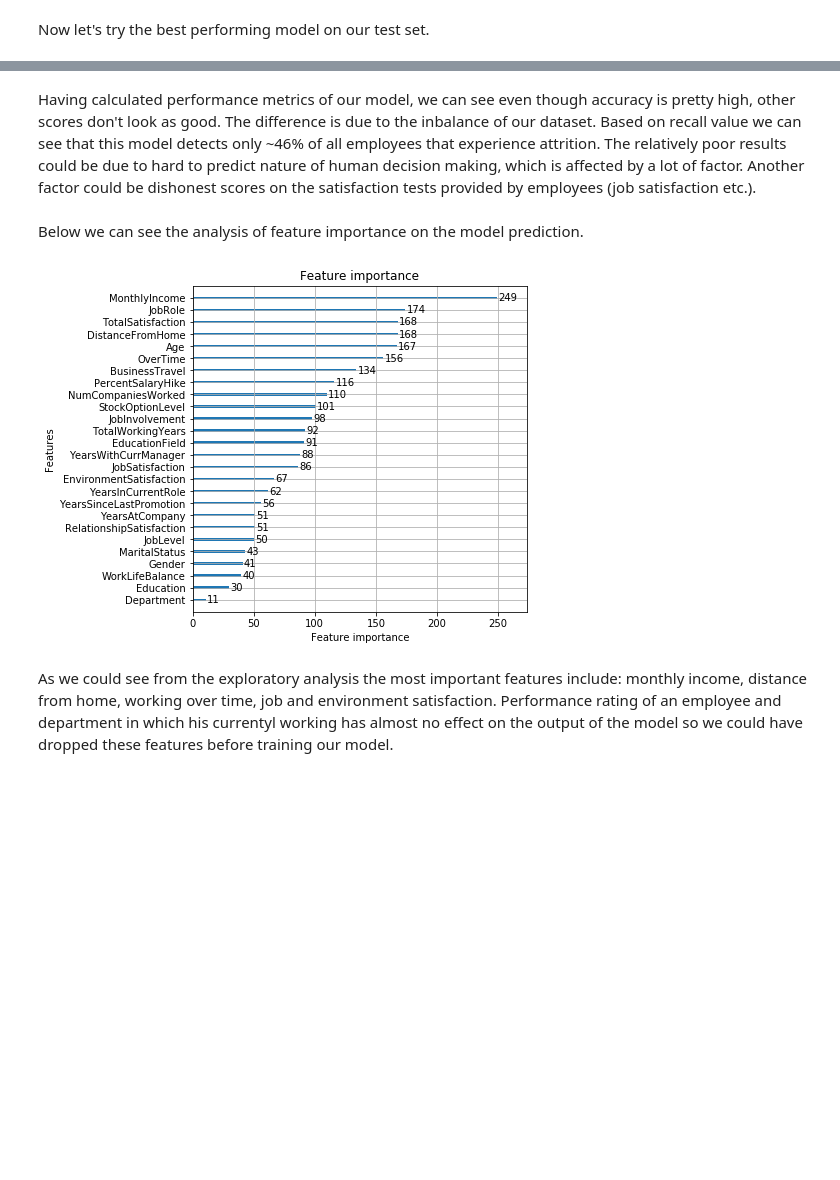
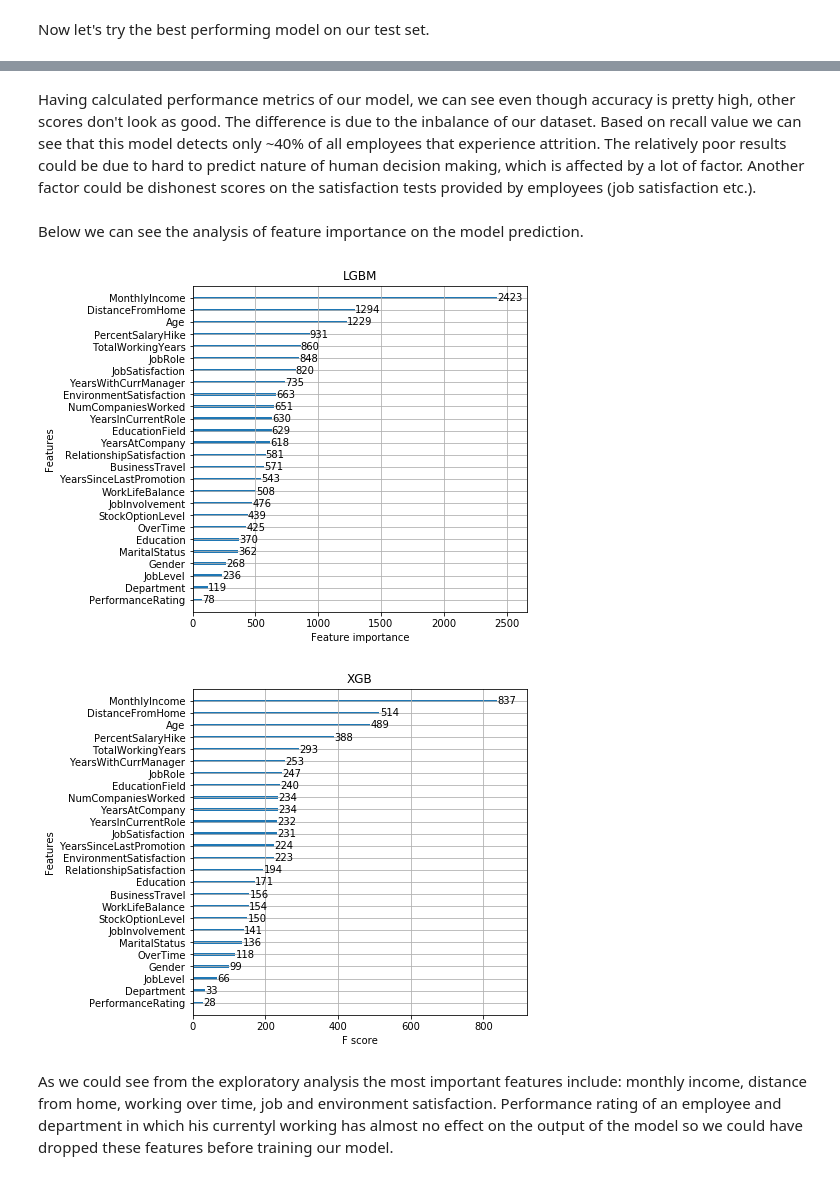
Before and after one commit to bsmietanka/employee-attrition, a Jupyter notebook: employee-attrition.ipynb, the cells around one changed output, grey strips where cells are left out. Drawn from its saved outputs; the diff is of its cells as text; code cells hidden in the pictures; blank space fills up the shorter version.

```diff
--- a/employee-attrition.ipynb
+++ b/employee-attrition.ipynb
@@ -368,21 +366,34 @@ x_train = train.drop(columns='Attrition')
 
 y_test = test['Attrition']
 x_test = test.drop(columns='Attrition')
+# %%
+from imblearn.over_sampling import SMOTE
+
+oversampler=SMOTE(random_state=1234)
+x_train_smote,  y_train_smote = oversampler.fit_resample(x_train,y_train)
+x_train_smote = pd.DataFrame(data=x_train_smote, columns=x_train.columns)
+y_train_smote = pd.Series(data=y_train_smote)
 # %% [markdown]
 Now we will train a model for predicting employee attrition. The one used below is LightGBM implementation of gradient boosting with decision trees as a weak learner. We will also look for the optimal hyperparameters for the model using grid search which chooses the best performing model based on the results of cross validation.
 # %%
 import lightgbm as lgb
+import xgboost as xgb
 from sklearn.model_selection import GridSearchCV
 
 params = {
-        'n_estimators' : [50, 100, 200, 500],
-        'learning_rate' : [0.01, 0.02, 0.05, 0.1, 0.25],
-        'subsample': [0.6, 0.8, 1.0],
-        'num_leaves': [6, 8, 12, 20]
+        'n_estimators' : [50, 200, 500, 1000],
+        'learning_rate' : [0.05, 0.1, 0.25],
+        'subsample': [0.2, 0.4, 0.6, 0.8],
+        'num_leaves': [4, 6, 10, 20, 50]
         }
 
-gsearch = GridSearchCV(estimator = lgb.LGBMClassifier(silent=True), param_grid=params,
-                       scoring='roc_auc', n_jobs=7, cv=10)
+gsearch_LGBM = GridSearchCV(estimator=lgb.LGBMClassifier(), param_grid=params,
+                            scoring='f1', n_jobs=6, cv=5)
 
-%time gsearch.fit(x_train, y_train)
+gsearch_XGB  = GridSearchCV(estimator=xgb.XGBClassifier(), param_grid=params,
+                            scoring='f1', n_jobs=6, cv=5)
+
+%time gsearch_LGBM.fit(x_train_smote, y_train_smote);
+%time gsearch_XGB.fit(x_train_smote, y_train_smote);
+print("Training finished")
 # %% [output]
@@ -426,10 +442,14 @@ metrics
 # %% [markdown]
-Having calculated performance metrics of our model, we can see even though accuracy is pretty high, other scores don't look as good. The difference is due to the inbalance of our dataset. Based on recall value we can see that this model detects only ~46% of all employees that experience attrition. The relatively poor results could be due to hard to predict nature of human decision making, which is affected by a lot of factor. Another factor could be dishonest scores on the satisfaction tests provided by employees (job satisfaction etc.).
+Having calculated performance metrics of our model, we can see even though accuracy is pretty high, other scores don't look as good. The difference is due to the inbalance of our dataset. Based on recall value we can see that this model detects only ~40% of all employees that experience attrition. The relatively poor results could be due to hard to predict nature of human decision making, which is affected by a lot of factor. Another factor could be dishonest scores on the satisfaction tests provided by employees (job satisfaction etc.).
 # %% [markdown]
 Below we can see the analysis of feature importance on the model prediction.
-# %%
-lgb.plot_importance(gsearch.best_estimator_, figsize=(6, 6));
-# %% [output]
-[figure, removed]
+# %%
+lgb.plot_importance(gsearch_LGBM.best_estimator_, figsize=(6, 6), title='LGBM');
+ax = xgb.plot_importance(gsearch_XGB.best_estimator_, title='XGB');
+fig = ax.figure
+fig.set_size_inches(6, 6)
+# %% [output]
+[figure, added]
+[figure, added]
 # %% [markdown]
 As we could see from the exploratory analysis the most important features include: monthly income, distance from home, working over time, job and environment satisfaction. Performance rating of an employee and department in which his currentyl working has almost no effect on the output of the model so we could have dropped these features before training our model.
```
Also changed, not shown: parts of 8 cells of this notebook, 2 other files.
